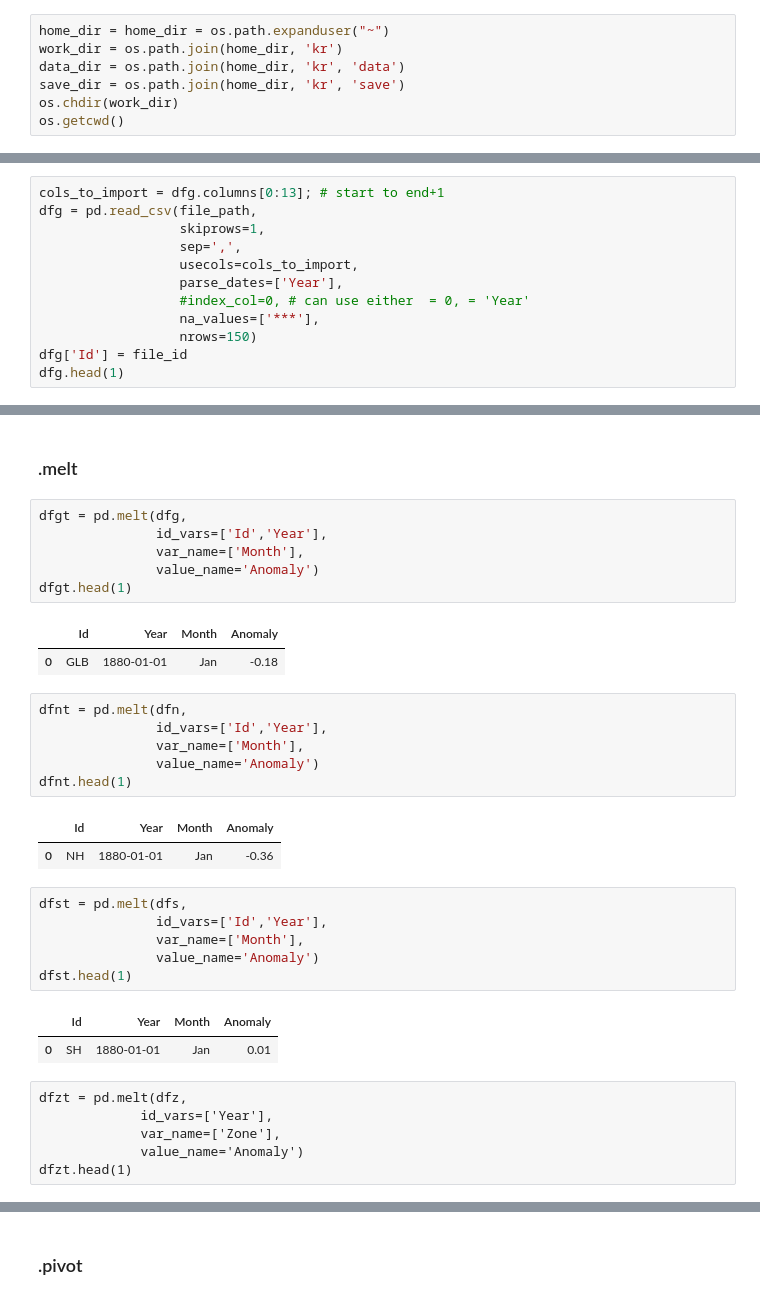
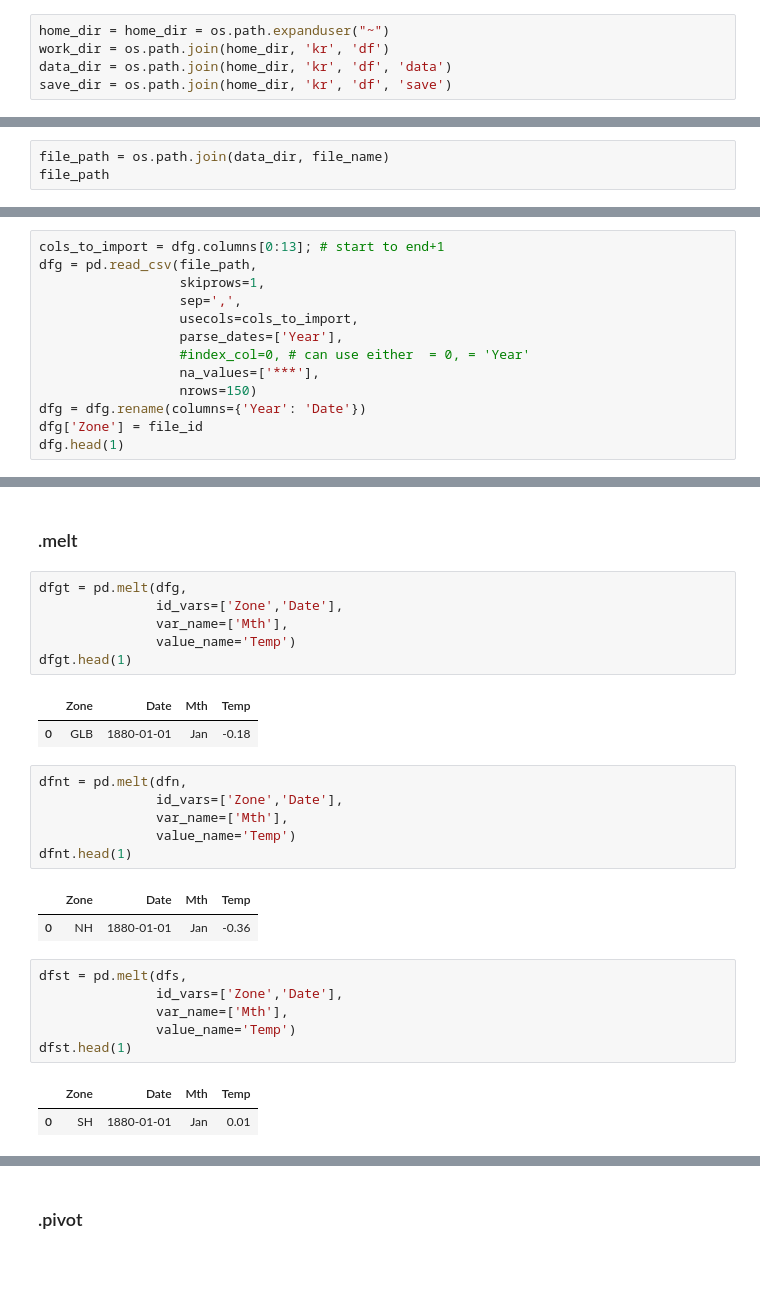
Before and after one commit to rkforest/kr-df, a Jupyter notebook: kr-pandas-dataframe.ipynb, the cells around one changed output, grey strips where cells are left out. Drawn from its saved outputs; the diff is of its cells as text; blank space fills up the shorter version.

```diff
--- a/kr-pandas-dataframe.ipynb
+++ b/kr-pandas-dataframe.ipynb
@@ -40,8 +46,6 @@ import seaborn as sns
 ### directories
 # %%
 home_dir = home_dir = os.path.expanduser("~")
-work_dir = os.path.join(home_dir, 'kr')
-data_dir = os.path.join(home_dir, 'kr', 'data')
-save_dir = os.path.join(home_dir, 'kr', 'save')
-os.chdir(work_dir)
-os.getcwd()
+work_dir = os.path.join(home_dir, 'kr', 'df')
+data_dir = os.path.join(home_dir, 'kr', 'df', 'data')
+save_dir = os.path.join(home_dir, 'kr', 'df', 'save')
@@ -157,0 +175,3 @@ file_path = pooch.retrieve(url=file_url,
+# %%
+file_path = os.path.join(data_dir, file_name)
+file_path
@@ -171,6 +199,7 @@ dfg = pd.read_csv(file_path,
                   #index_col=0, # can use either  = 0, = 'Year'
                   na_values=['***'],
                   nrows=150)
-dfg['Id'] = file_id
+dfg = dfg.rename(columns={'Year': 'Date'})
+dfg['Zone'] = file_id
 dfg.head(1)
 # %% [output]
@@ -248,34 +321,28 @@ dfz.head(1)
 ### .melt
 # %%
 dfgt = pd.melt(dfg,
-               id_vars=['Id','Year'],
-               var_name=['Month'],
-               value_name='Anomaly')
+               id_vars=['Zone','Date'],
+               var_name=['Mth'],
+               value_name='Temp')
 dfgt.head(1)
 # %% [output]
-|  | Id | Year | Month | Anomaly |
+|  | Zone | Date | Mth | Temp |
 | 0 | GLB | 1880-01-01 | Jan | -0.18 |
 # %%
 dfnt = pd.melt(dfn,
-               id_vars=['Id','Year'],
-               var_name=['Month'],
-               value_name='Anomaly')
+               id_vars=['Zone','Date'],
+               var_name=['Mth'],
+               value_name='Temp')
 dfnt.head(1)
 # %% [output]
-|  | Id | Year | Month | Anomaly |
+|  | Zone | Date | Mth | Temp |
 | 0 | NH | 1880-01-01 | Jan | -0.36 |
 # %%
 dfst = pd.melt(dfs,
-               id_vars=['Id','Year'],
-               var_name=['Month'],
-               value_name='Anomaly')
+               id_vars=['Zone','Date'],
+               var_name=['Mth'],
+               value_name='Temp')
 dfst.head(1)
 # %% [output]
-|  | Id | Year | Month | Anomaly |
+|  | Zone | Date | Mth | Temp |
 | 0 | SH | 1880-01-01 | Jan | 0.01 |
-# %% [raw]
-dfzt = pd.melt(dfz,
-             id_vars=['Year'],
-             var_name=['Zone'],
-             value_name='Anomaly')
-dfzt.head(1)
```
Also changed, not shown: parts of 146 cells of this notebook, 7 other files.
